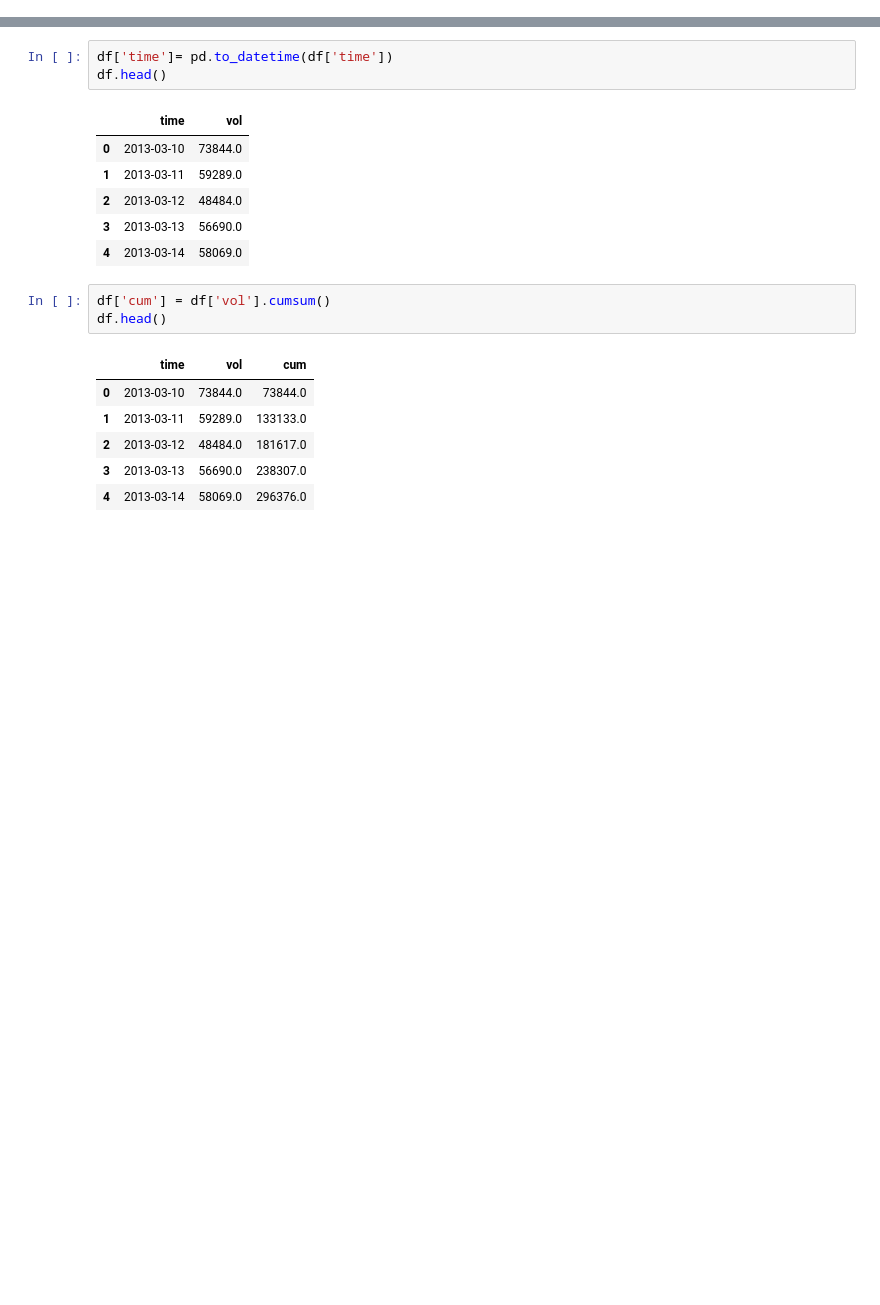
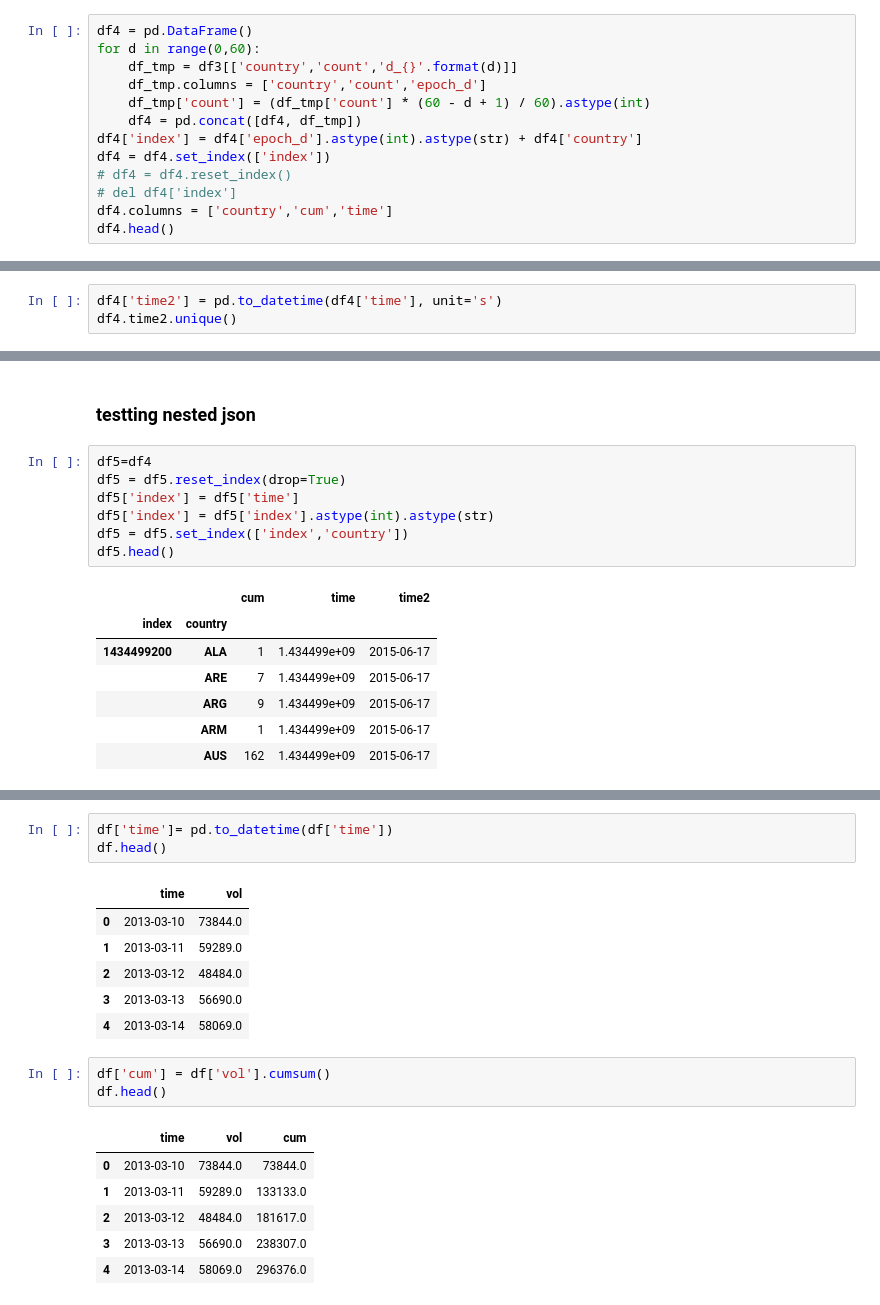
Before and after one commit to felixjff/Cryptoanalytics, a Jupyter notebook: data_preprocessing.ipynb, the cells around one changed output, grey strips where cells are left out. Cells and saved outputs as stored; diff of their text form; blank space fills up the shorter version.

```diff
--- a/data_preprocessing.ipynb
+++ b/data_preprocessing.ipynb
@@ -14,0 +35,13 @@ df.head()
+# %%
+df4 = pd.DataFrame()
+for d in range(0,60):
+    df_tmp = df3[['country','count','d_{}'.format(d)]]
+    df_tmp.columns = ['country','count','epoch_d']
+    df_tmp['count'] = (df_tmp['count'] * (60 - d + 1) / 60).astype(int)
+    df4 = pd.concat([df4, df_tmp])
+df4['index'] = df4['epoch_d'].astype(int).astype(str) + df4['country']
+df4 = df4.set_index(['index'])
+# df4 = df4.reset_index()
+# del df4['index']
+df4.columns = ['country','cum','time']
+df4.head()
@@ -14,0 +62,3 @@ df.head()
+# %%
+df4['time2'] = pd.to_datetime(df4['time'], unit='s')
+df4.time2.unique()
@@ -14,0 +83,17 @@ df.head()
+# %% [markdown]
+### testting nested json
+# %%
+df5=df4
+df5 = df5.reset_index(drop=True)
+df5['index'] = df5['time']
+df5['index'] = df5['index'].astype(int).astype(str)
+df5 = df5.set_index(['index','country'])
+df5.head()
+# %% [output]
+|  |  | cum | time | time2 |
+| index | country |  |  |  |
+| 1434499200 | ALA | 1 | 1.434499e+09 | 2015-06-17 |
+|  | ARE | 7 | 1.434499e+09 | 2015-06-17 |
+|  | ARG | 9 | 1.434499e+09 | 2015-06-17 |
+|  | ARM | 1 | 1.434499e+09 | 2015-06-17 |
+|  | AUS | 162 | 1.434499e+09 | 2015-06-17 |
```
Also changed, not shown: parts of 9 cells of this notebook, 2 other files.
